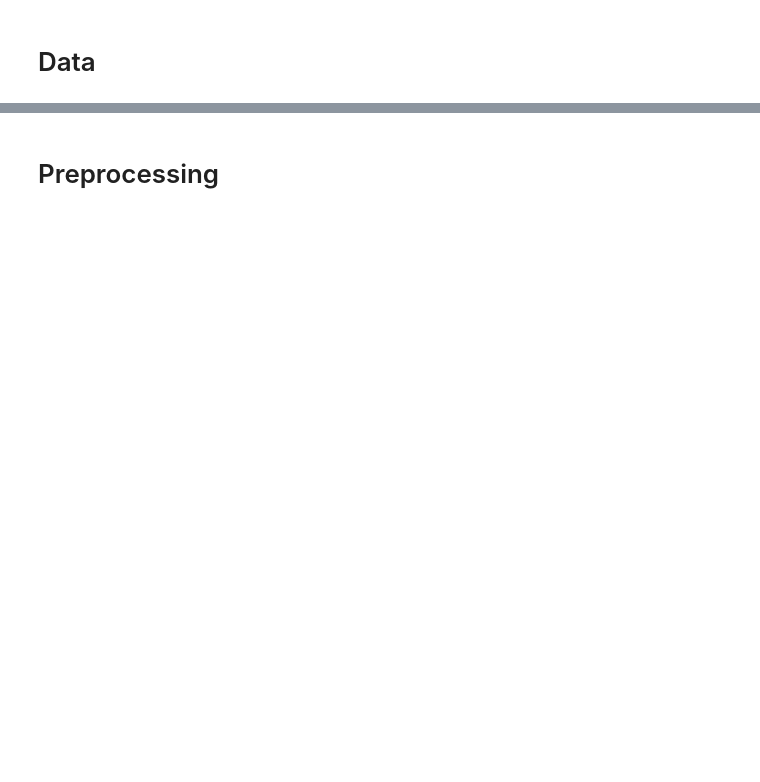
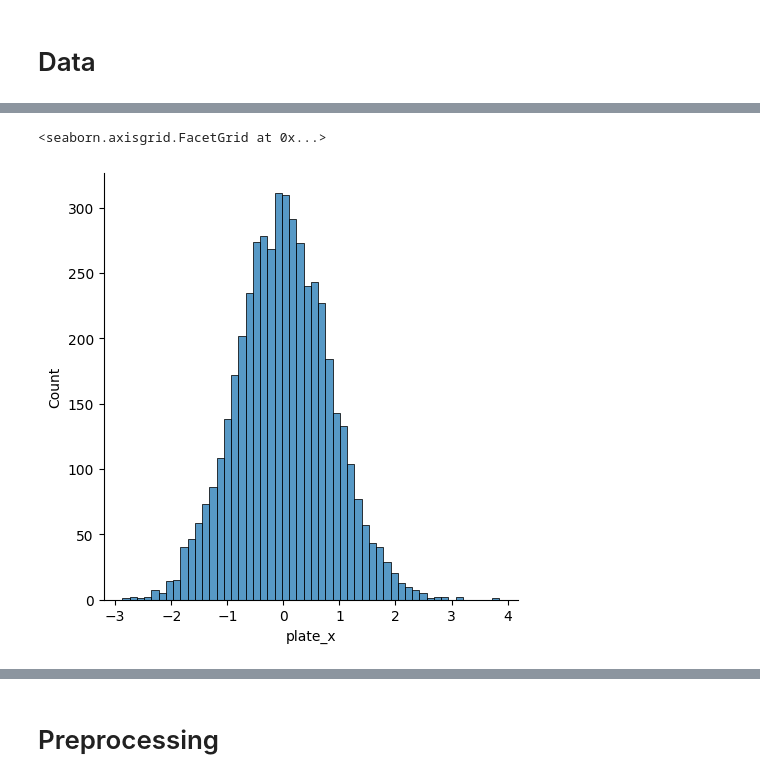
Before and after one commit to aenfield/mlb_ml, a Jupyter notebook: MLBMLExploratory.ipynb, the cells around one changed output, grey strips where cells are left out. Drawn from its saved outputs; the diff is of its cells as text; code cells hidden in the pictures; blank space fills up the shorter version.

```diff
--- a/MLBMLExploratory.ipynb
+++ b/MLBMLExploratory.ipynb
@@ -99,0 +142,5 @@ Name: count, dtype: int64
+# %%
+sns.displot(d['plate_x'])
+# %% [output]
+<seaborn.axisgrid.FacetGrid at 0x...>
+[figure, added]
```
Also changed, not shown: parts of 28 cells of this notebook, 2 other files.
